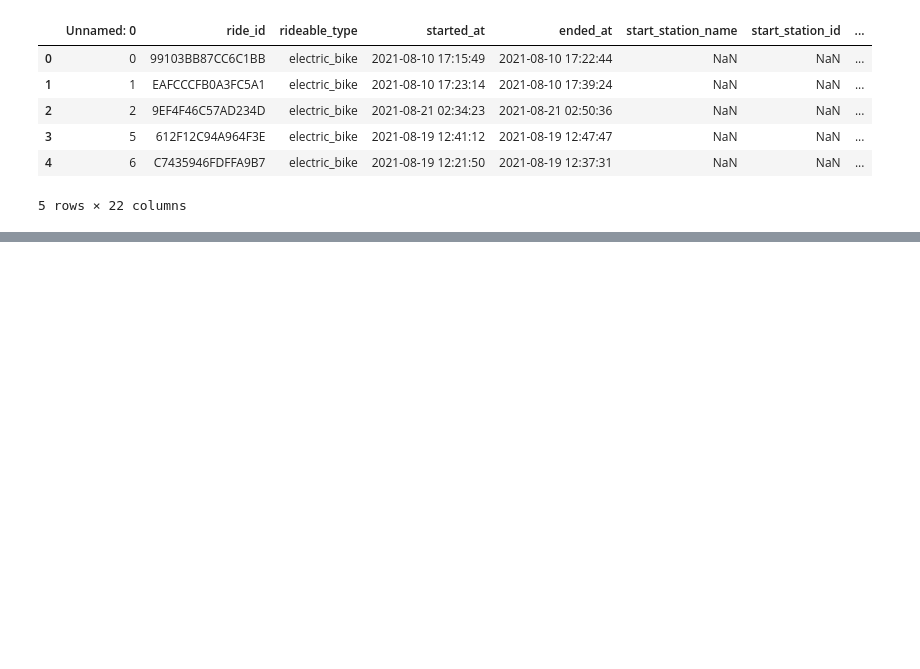
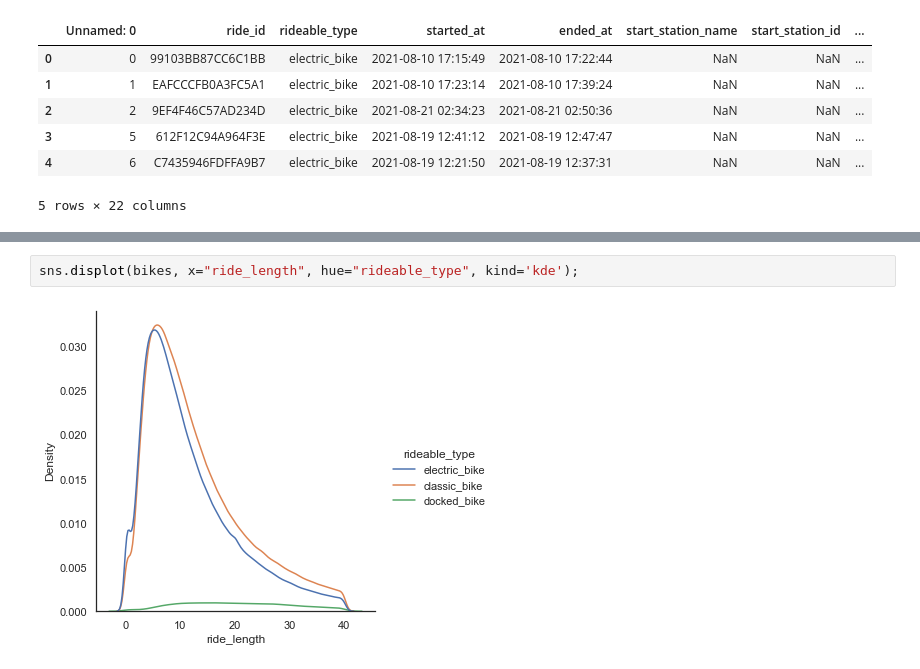
Before and after one commit to psyrgkan/Bikes-Visualization, a Jupyter notebook: clean_bikes.ipynb, the cells around one changed output, grey strips where cells are left out. Cells and saved outputs as stored; diff of their text form; blank space fills up the shorter version.

```diff
--- a/clean_bikes.ipynb
+++ b/clean_bikes.ipynb
@@ -133,0 +226,4 @@ bikes.head()
+# %%
+sns.displot(bikes, x="ride_length", hue="rideable_type", kind='kde');
+# %% [output]
+[figure, added]
```
Also changed, not shown: parts of 10 cells of this notebook, 6 other files.
